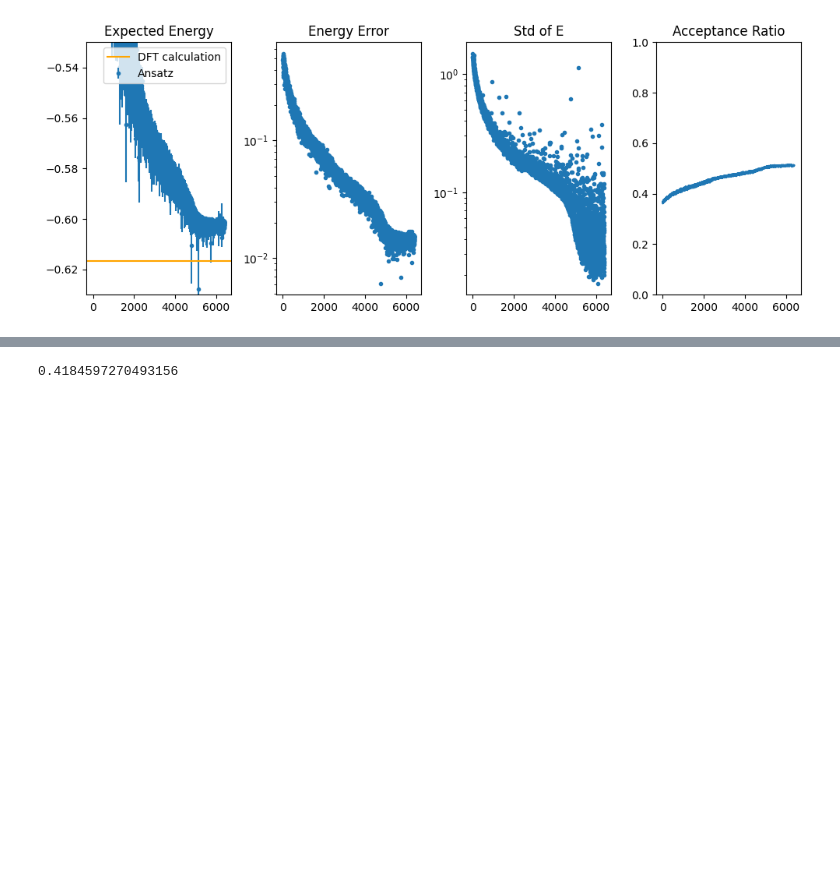
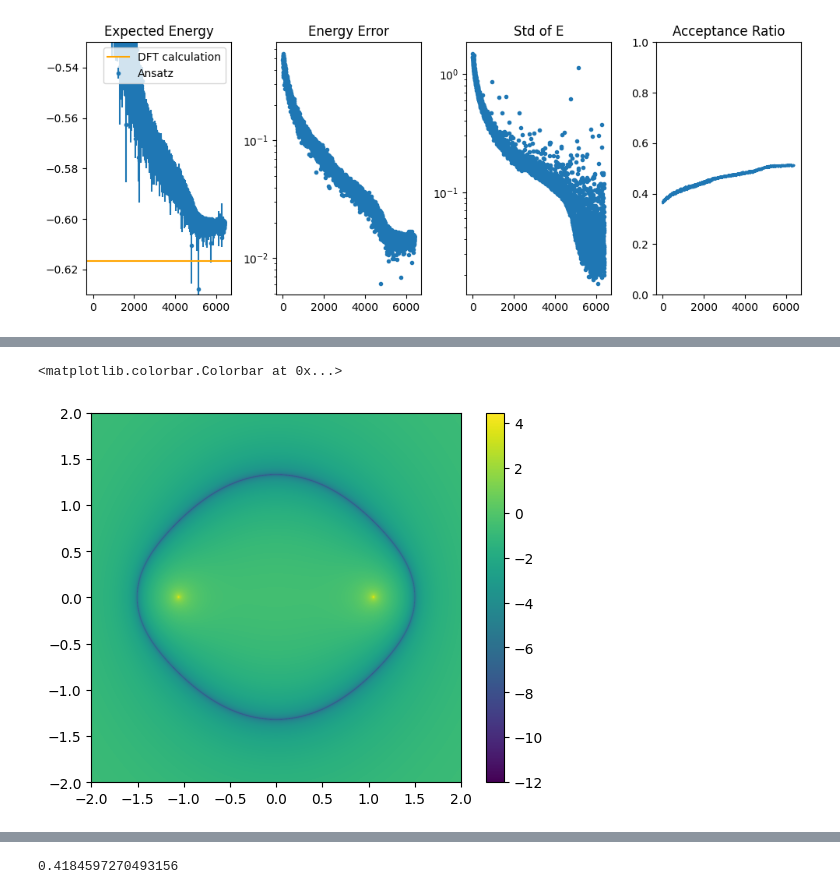
Before and after one commit to evanwonisch/NeuralQuantumStates, a Jupyter notebook: run/natural grad/dihydrogen_natural_gradient.ipynb, the cells around one changed output, grey strips where cells are left out. Cells and saved outputs as stored; diff of their text form; code cells hidden in the pictures; blank space fills up the shorter version.

```diff
--- a/run/natural grad/dihydrogen_natural_gradient.ipynb
+++ b/run/natural grad/dihydrogen_natural_gradient.ipynb
@@ -331,3 +345,10 @@ plt.colorbar(im2, ax = axs[1])
+# %%
+err = jnp.abs(res - E_f)/-E_f
+plt.imshow(jnp.log(err), extent = [-l, l, -l, l])
+plt.colorbar()
+# %% [output]
+<matplotlib.colorbar.Colorbar at 0x...>
+[figure, added]
 # %%
 plt.figure(figsize=(6, 6))
 
```
Also changed, not shown: parts of 12 cells of this notebook, 8 other files.
